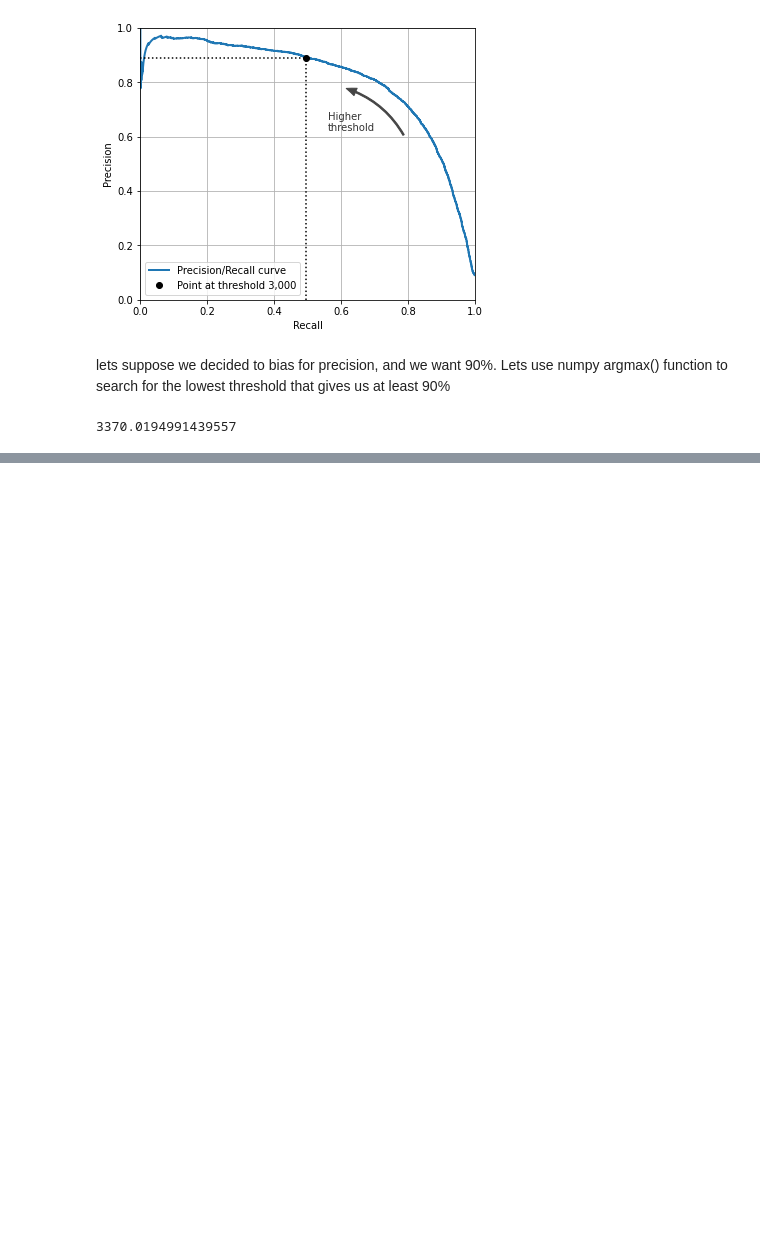
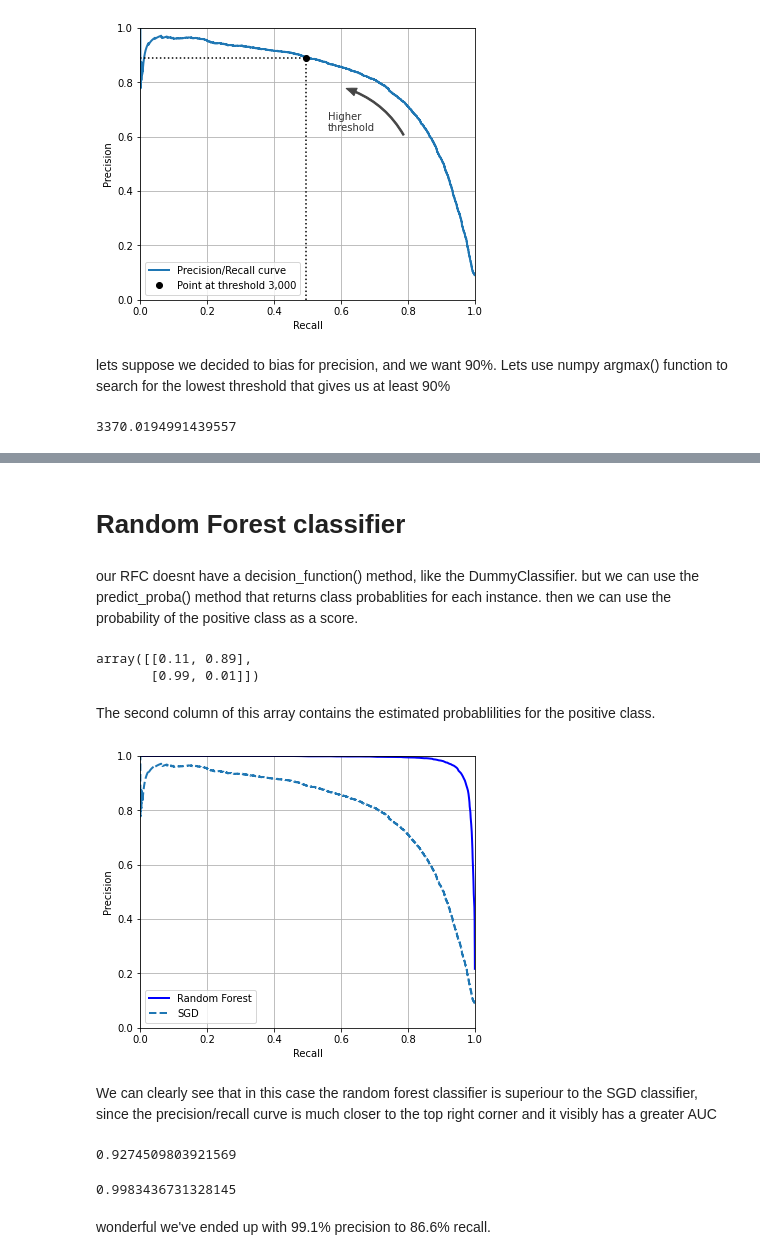
Before and after one commit to MotoBenny/Hands-on-ML, a Jupyter notebook: Chapter3_Classification.ipynb, the cells around one changed output, grey strips where cells are left out. Saved outputs shown, nothing was run; the diff lists cells and outputs as text; code cells hidden in the pictures; blank space fills up the shorter version.

```diff
--- a/Chapter3_Classification.ipynb
+++ b/Chapter3_Classification.ipynb
@@ -227,0 +282,51 @@ threshold_for_90_precision
+# %% [markdown]
+# Random Forest classifier
+# %%
+from sklearn.ensemble import RandomForestClassifier
+
+forest_clf = RandomForestClassifier(random_state=42)
+# %% [markdown]
+our RFC doesnt have a decision_function() method, like the DummyClassifier. but we can use the predict_proba() method that returns class probablities for each instance. then we can use the probability of the positive class as a score.
+# %%
+y_probas_forest = cross_val_predict(forest_clf, X_train, y_train_5, cv=3, method="predict_proba")
+# %%
+y_probas_forest[:2]
+# %% [output]
+array([[0.11, 0.89],
+       [0.99, 0.01]])
+# %% [markdown]
+The second column of this array contains the estimated probablilities for the positive class.
+# %%
+y_scores_forest = y_probas_forest[:, 1]
+precisions_forest, recalls_forest, thresholds_forest = precision_recall_curve(
+    y_train_5, y_scores_forest)
+# %%
+plt.figure(figsize=(6, 5))  # extra code – not needed, just formatting
+
+plt.plot(recalls_forest, precisions_forest, "b-", linewidth=2,
+         label="Random Forest")
+plt.plot(recalls, precisions, "--", linewidth=2, label="SGD")
+
+# extra code – just beautifies and saves Figure 3–8
+plt.xlabel("Recall")
+plt.ylabel("Precision")
+plt.axis([0, 1, 0, 1])
+plt.grid()
+plt.legend(loc="lower left")
+
+plt.show()
+# %% [output]
+[figure, added]
+# %% [markdown]
+We can clearly see that in this case the random forest classifier is superiour to the SGD classifier, since the precision/recall curve is much closer to the top right corner and it visibly has a greater AUC
+# %%
+y_train_pred_forest = y_probas_forest[:,1] >= 0.5
+f1_score(y_train_5, y_train_pred_forest)
+# %% [output]
+0.9274509803921569
+# %%
+roc_auc_score(y_train_5, y_scores_forest)
+# %% [output]
+0.9983436731328145
+# %% [markdown]
+wonderful we've ended up with 99.1% precision to 86.6% recall.
```
Also changed, not shown: parts of 9 cells of this notebook.
